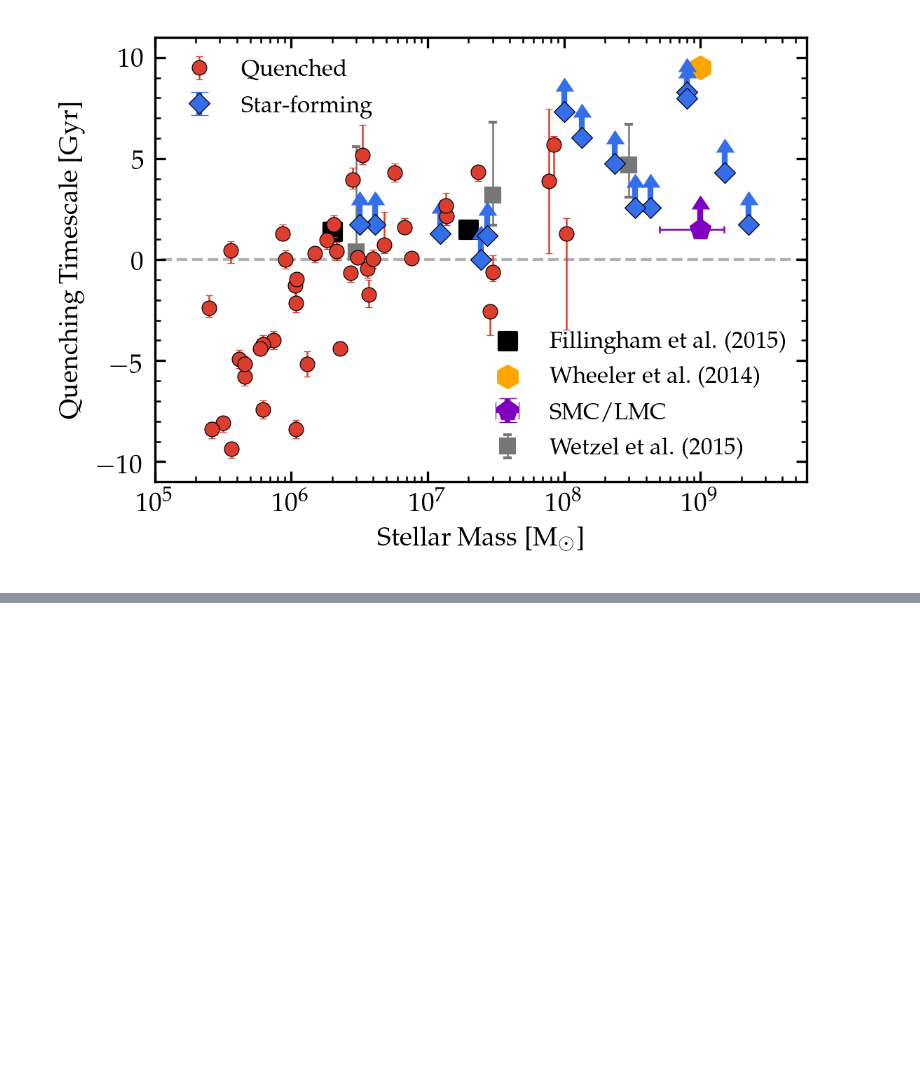
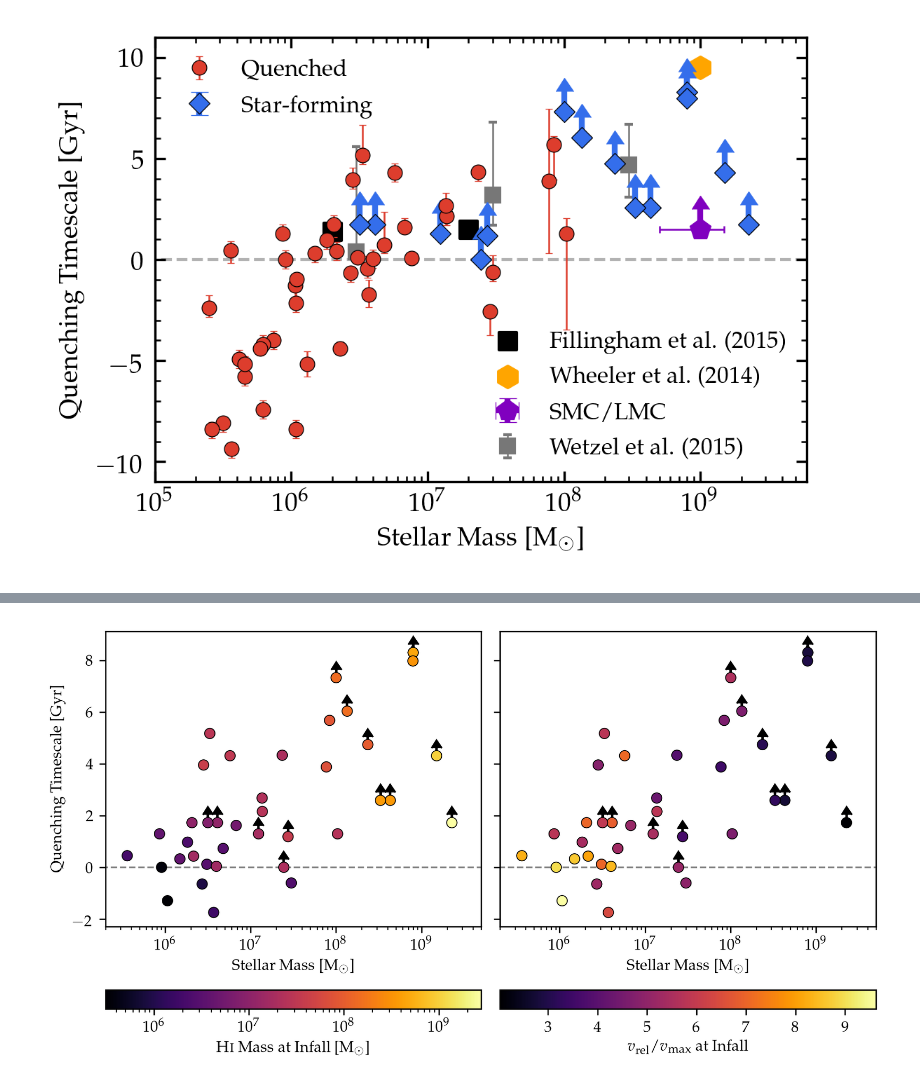
Before and after one commit to hollisakins/Justice_League_Code, a Jupyter notebook: Analysis/QuenchingTimescales/SFR_Quenching_Times.ipynb, the cells around one changed output, grey strips where cells are left out. Cells and saved outputs as stored; diff of their text form; code cells hidden in the pictures; blank space fills up the shorter version.

Commit message:
particle tracking dev, final additions to timescales

```diff
--- a/Analysis/QuenchingTimescales/SFR_Quenching_Times.ipynb
+++ b/Analysis/QuenchingTimescales/SFR_Quenching_Times.ipynb
@@ -42,6 +42,21 @@ def read_timesteps(simname):
 
     data = pd.DataFrame(data)
     return data
+
+def read_infall_properties():
+    '''Function to read in the data file with quenching timescales and satellite properties at infall.'''
+    data = []
+    with open(f'../../Data/QuenchingTimescales_InfallProperties.data','rb') as f:
+        while True:
+            try:
+                data.append(pickle.load(f))
+            except EOFError:
+                break
+
+    data = pd.DataFrame(data)
+    data['timescale'] = data.tinfall - data.tquench
+
+    return data
 # %% [markdown]
 ### Proof of Concept
 
@@ -591,0 +611,49 @@ plt.show()
+# %%
+data = read_infall_properties()
+q = data[(data.tquench < 9.5)&(data.timescale > -2)] # select only satellites that quench *environmentally*
+# this may not be what we want to do in the end, but it certainly is helpful as I make the plots to reduce the *noise* i'm seeing
+quenched = np.array(data.quenched,dtype=bool)
+sf = data[~quenched]
+data = q.append(sf)
+
+
+
+fig, ax = plt.subplots(1,2, figsize=(8,4.5),dpi=300, sharey=True)
+
+quenched = np.array(data.quenched,dtype=bool)
+mstar = np.array(data.z0_M_star,dtype=float)
+tinfall = np.array(data.tinfall)
+timescale = np.array(data.timescale)
+timescale[~quenched] = tinfall[~quenched]
+
+M_HI_at_infall = np.array(data.M_HI_at_infall, dtype=float)
+v_r = np.array(data.v_rel)/np.array(data.v_max)
+
+im0 = ax[0].scatter(mstar, timescale, c = M_HI_at_infall, norm=mpl.colors.LogNorm(), ec='k',lw=0.5, cmap='inferno', zorder=2)
+ax[0].errorbar(sf.z0_M_star, sf.tinfall, fmt='none',yerr=0.3, lolims=True, zorder=1, ecolor='k')
+
+fig.colorbar(im0, ax=ax[0], label=r'$\textsc{Hi}$ Mass at Infall [$\mathrm{M}_\odot$]', orientation='horizontal', pad=0.15)
+
+
+im1 = ax[1].scatter(mstar, timescale, c = v_r, ec='k',lw=0.5, cmap='inferno', zorder=2)
+ax[1].errorbar(sf.z0_M_star, sf.tinfall, fmt='none',yerr=0.3, lolims=True, zorder=1, ecolor='k')
+fig.colorbar(im1, ax=ax[1], label=r'$v_{\mathrm{rel}}/v_{{\mathrm{max}}}$ at Infall', orientation='horizontal', pad=0.15)
+
+
+
+ax[0].semilogx()
+ax[1].semilogx()
+ax[0].set_xlabel('Stellar Mass [$\mathrm{M}_\odot$]')
+ax[1].set_xlabel('Stellar Mass [$\mathrm{M}_\odot$]')
+ax[0].set_ylabel('Quenching Timescale [Gyr]')
+ax[0].set_xlim(2e5, 5e9)
+ax[1].set_xlim(2e5, 5e9)
+ax[0].plot([1e4,1e11],[0,0], 'k--', linewidth=1, alpha=0.5,zorder=-1)
+ax[1].plot([1e4,1e11],[0,0], 'k--', linewidth=1, alpha=0.5,zorder=-1)
+
+
+
+plt.subplots_adjust(wspace=.05)
+plt.show()
+# %% [output]
+[figure, added]
```
Also changed, not shown: parts of 13 cells of this notebook, 28 other files.
